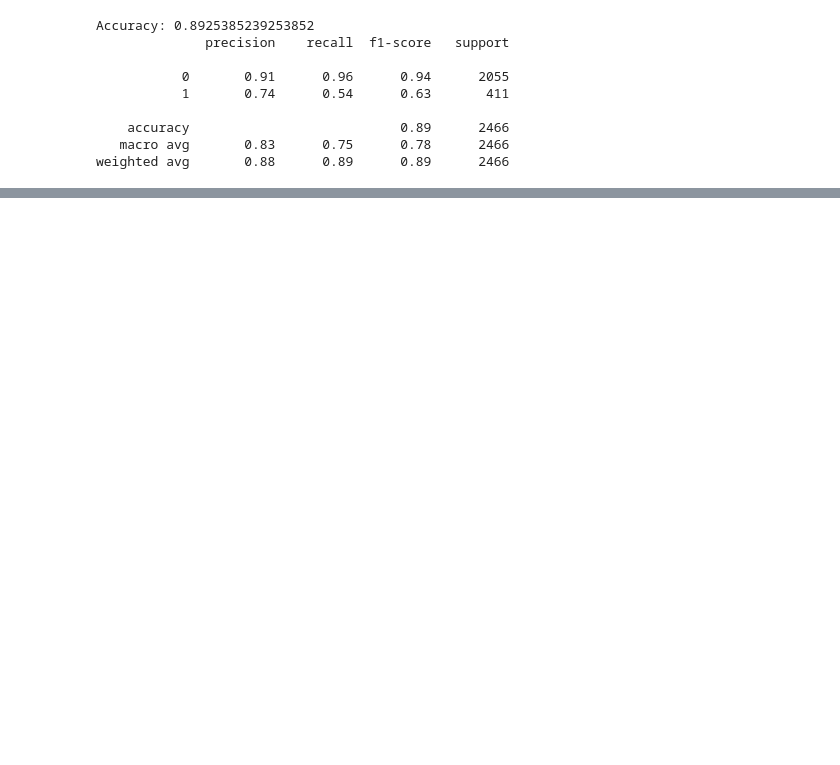
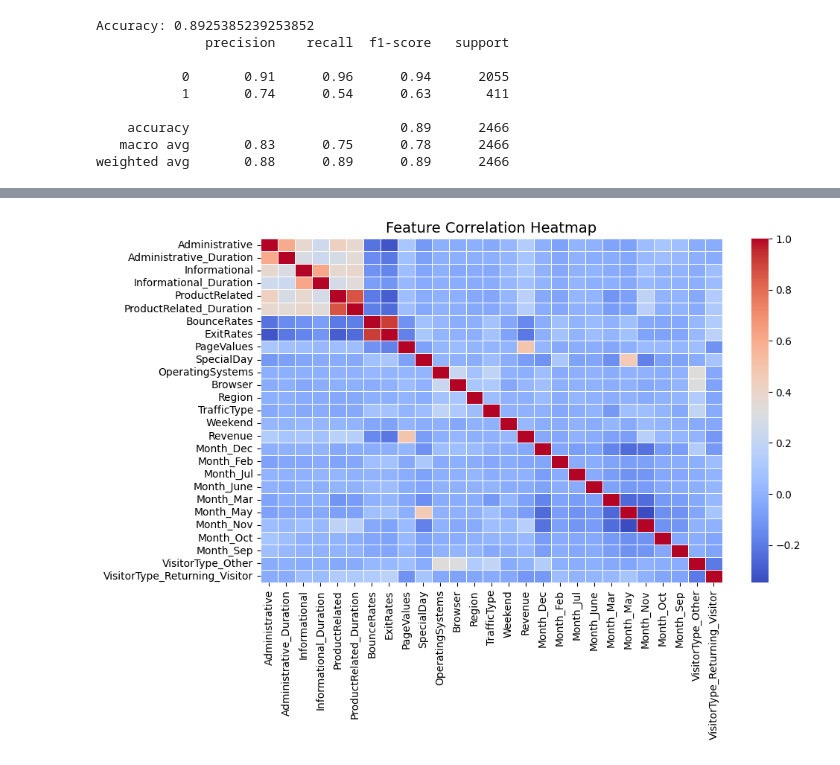
Before and after one commit to adityamsr2606/user-conversion-prediction, a Jupyter notebook: data/main.ipynb, the cells around one changed output, grey strips where cells are left out. Saved outputs shown, nothing was run; the diff lists cells and outputs as text; code cells hidden in the pictures; blank space fills up the shorter version.

```diff
--- a/data/main.ipynb
+++ b/data/main.ipynb
@@ -272,0 +260,13 @@ pickle.dump(rf, open(r"C:\Users\adity\OneDrive\Desktop\user-conversion-project\m
+# %%
+plt.figure(figsize=(10,6))
+
+sns.heatmap(
+    df.corr(numeric_only=True),
+    cmap="coolwarm",
+    linewidths=0.5
+)
+
+plt.title("Feature Correlation Heatmap", fontsize=14)
+plt.show()
+# %% [output]
+[figure, added]
```
Also changed, not shown: parts of 31 cells of this notebook.
